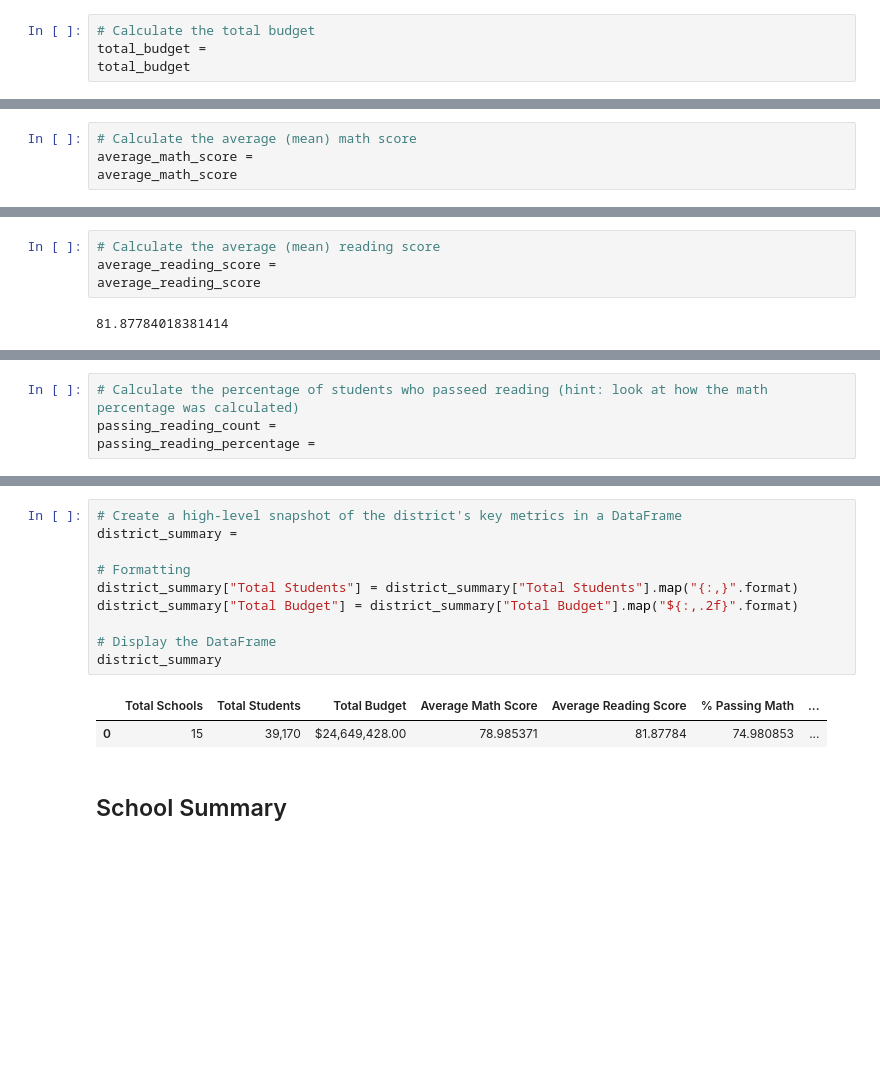
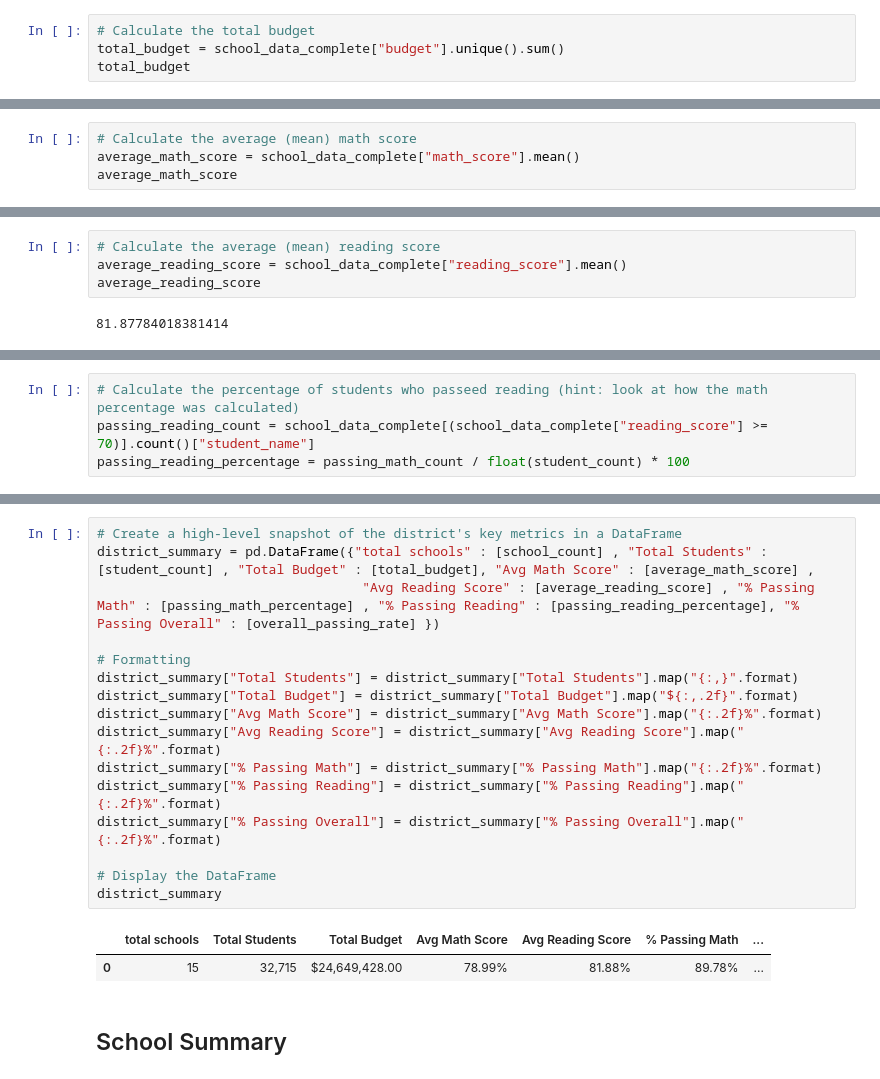
Before and after one commit to OEinarsson/Pandas-Challenge, a Jupyter notebook: Starter_Code/PyCitySchools/PyCitySchools_starter.ipynb, the cells around one changed output, grey strips where cells are left out. Saved outputs shown, nothing was run; the diff lists cells and outputs as text; blank space fills up the shorter version.

```diff
--- a/Starter_Code/PyCitySchools/PyCitySchools_starter.ipynb
+++ b/Starter_Code/PyCitySchools/PyCitySchools_starter.ipynb
@@ -44,19 +42,19 @@ student_count = school_data_complete["student_name"].unique()
 student_count = len(student_count)
 # %%
 # Calculate the total budget
-total_budget =
+total_budget = school_data_complete["budget"].unique().sum()
 total_budget
 # %% [output]
 24649428
 # %%
 # Calculate the average (mean) math score
-average_math_score =
+average_math_score = school_data_complete["math_score"].mean()
 average_math_score
 # %% [output]
 78.98537145774827
 # %%
 # Calculate the average (mean) reading score
-average_reading_score =
+average_reading_score = school_data_complete["reading_score"].mean()
 average_reading_score
 # %% [output]
 81.87784018381414
@@ -70,7 +68,7 @@ passing_math_percentage
 # %%
 # Calculate the percentage of students who passeed reading (hint: look at how the math percentage was calculated)
-passing_reading_count =
-passing_reading_percentage =
+passing_reading_count = school_data_complete[(school_data_complete["reading_score"] >= 70)].count()["student_name"]
+passing_reading_percentage = passing_math_count / float(student_count) * 100
 # %%
 # Use the following to calculate the percentage of students that passed math and reading
 passing_math_reading_count = school_data_complete[
@@ -83,16 +81,22 @@ overall_passing_rate
 # %%
 # Create a high-level snapshot of the district's key metrics in a DataFrame
-district_summary =
+district_summary = pd.DataFrame({"total schools" : [school_count] , "Total Students" : [student_count] , "Total Budget" : [total_budget], "Avg Math Score" : [average_math_score] ,
+                                  "Avg Reading Score" : [average_reading_score] , "% Passing Math" : [passing_math_percentage] , "% Passing Reading" : [passing_reading_percentage], "% Passing Overall" : [overall_passing_rate] })
 
 # Formatting
 district_summary["Total Students"] = district_summary["Total Students"].map("{:,}".format)
 district_summary["Total Budget"] = district_summary["Total Budget"].map("${:,.2f}".format)
+district_summary["Avg Math Score"] = district_summary["Avg Math Score"].map("{:.2f}%".format)
+district_summary["Avg Reading Score"] = district_summary["Avg Reading Score"].map("{:.2f}%".format)
+district_summary["% Passing Math"] = district_summary["% Passing Math"].map("{:.2f}%".format)
+district_summary["% Passing Reading"] = district_summary["% Passing Reading"].map("{:.2f}%".format)
+district_summary["% Passing Overall"] = district_summary["% Passing Overall"].map("{:.2f}%".format)
 
 # Display the DataFrame
 district_summary
 # %% [output]
-|  | Total Schools | Total Students | Total Budget | Average Math Score | Average Reading Score | % Passing Math | ... |
-| 0 | 15 | 39,170 | $24,649,428.00 | 78.985371 | 81.87784 | 74.980853 | ... |
+|  | total schools | Total Students | Total Budget | Avg Math Score | Avg Reading Score | % Passing Math | ... |
+| 0 | 15 | 32,715 | $24,649,428.00 | 78.99% | 81.88% | 89.78% | ... |
 # %% [markdown]
 ## School Summary
 # %%
```
Also changed, not shown: parts of 8 cells of this notebook.
